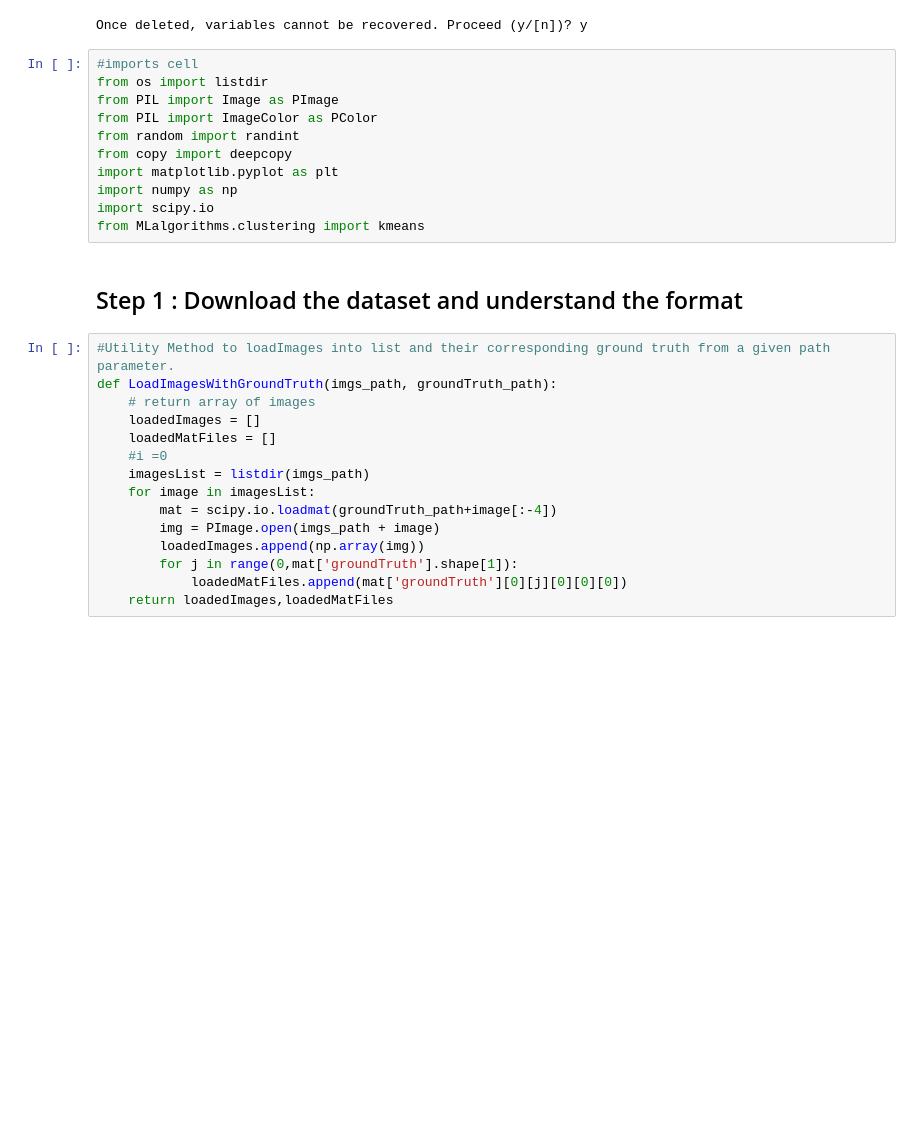
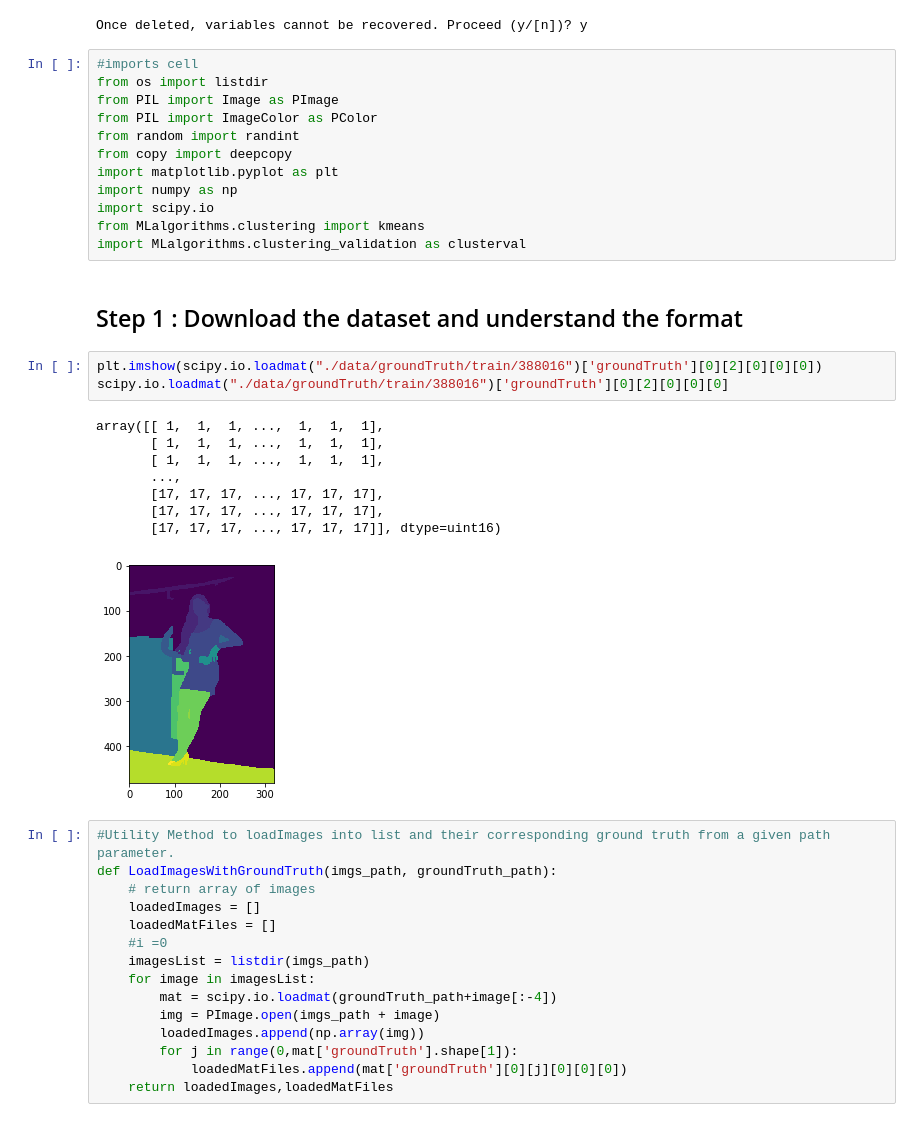
Before and after one commit to Elzawawy/ImageSegmentation, a Jupyter notebook: Image Segmentation .ipynb, the cells around one changed output. Drawn from its saved outputs; the diff is of its cells as text; blank space fills up the shorter version.

```diff
--- a/Image Segmentation .ipynb
+++ b/Image Segmentation .ipynb
@@ -23,8 +23,21 @@ import matplotlib.pyplot as plt
 import numpy as np
 import scipy.io
 from MLalgorithms.clustering import kmeans
+import MLalgorithms.clustering_validation as clusterval
 # %% [markdown]
 ## Step 1 : Download the dataset and understand the format
+# %%
+plt.imshow(scipy.io.loadmat("./data/groundTruth/train/388016")['groundTruth'][0][2][0][0][0])
+scipy.io.loadmat("./data/groundTruth/train/388016")['groundTruth'][0][2][0][0][0]
+# %% [output]
+array([[ 1,  1,  1, ...,  1,  1,  1],
+       [ 1,  1,  1, ...,  1,  1,  1],
+       [ 1,  1,  1, ...,  1,  1,  1],
+       ...,
+       [17, 17, 17, ..., 17, 17, 17],
+       [17, 17, 17, ..., 17, 17, 17],
+       [17, 17, 17, ..., 17, 17, 17]], dtype=uint16)
+[figure, added]
 # %%
 #Utility Method to loadImages into list and their corresponding ground truth from a given path parameter.
 def LoadImagesWithGroundTruth(imgs_path, groundTruth_path):
```
Also changed, not shown: parts of 6 cells of this notebook, 1 other file.
